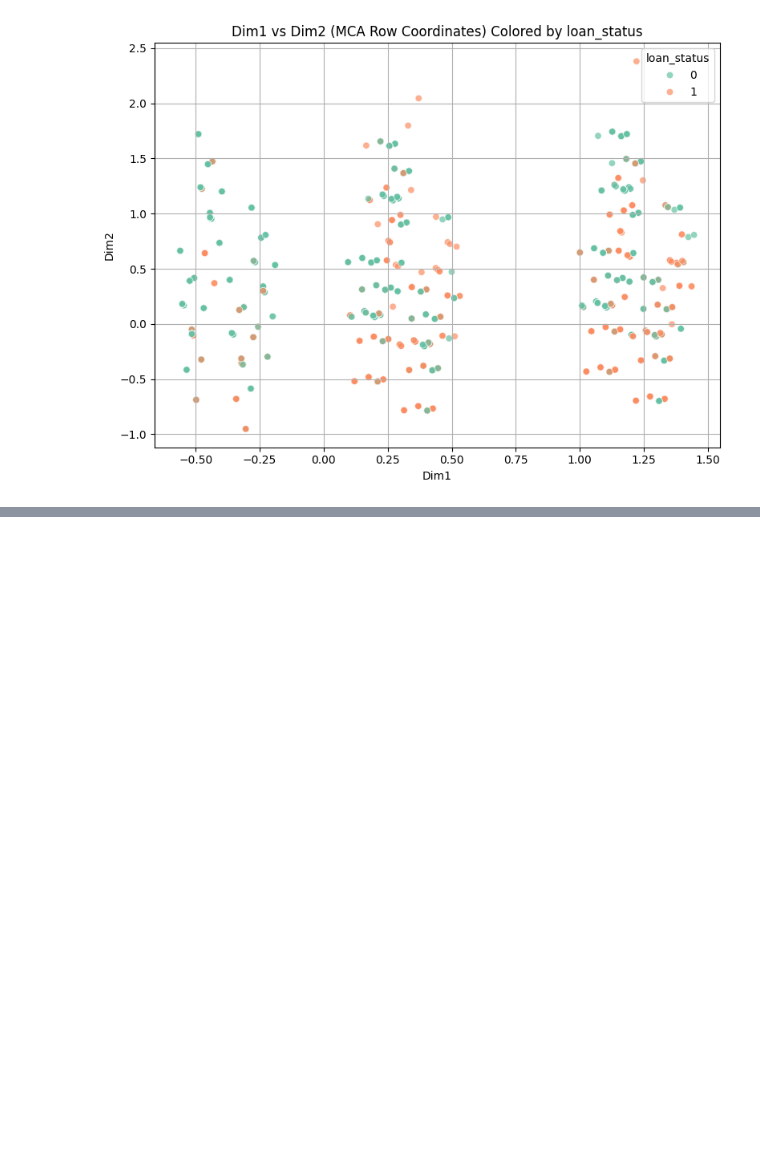
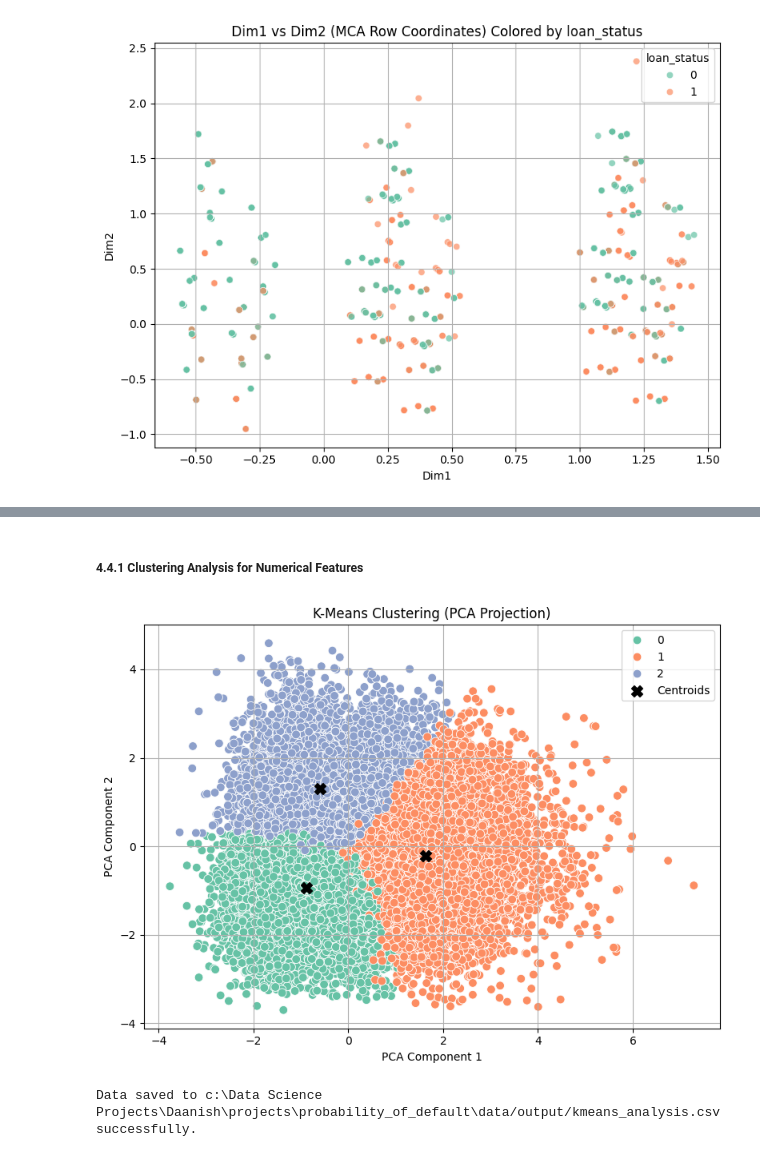
Before and after one commit to soleimanihamed/Daanish, a Jupyter notebook: projects/probability_of_default/main.ipynb, the cells around one changed output, grey strips where cells are left out. Drawn from its saved outputs; the diff is of its cells as text; code cells hidden in the pictures; blank space fills up the shorter version.

Commit message:
K-means clustering added

```diff
--- a/projects/probability_of_default/main.ipynb
+++ b/projects/probability_of_default/main.ipynb
@@ -594,0 +607,35 @@ viz.plot_mca_row_coordinates(row_coords, target_column=target_variable[0])
+# %% [markdown]
+##### 4.4.1 Clustering Analysis for Numerical Features
+# %%
+# Initialize the KMeansClustering class
+kmeans_analyser = KMeansClustering(df = cleaned_df,features=numerical_features,n_clusters=3,
+                                   scale=True, handle_skew=True, skew_method='log',
+                                   skew_threshold=1, random_state=42)
+
+# Fit and predict cluster labels
+labels = kmeans_analyser.fit_predict()
+
+# Get 2D PCA projection of the clustered data
+pca_components = kmeans_analyser.project_pca()
+
+# Project centroids into PCA space
+centroids_scaled = kmeans_analyser.get_centroids()
+centroids_pca = kmeans_analyser.pca_.transform(centroids_scaled)
+
+
+# Visualize clusters in 2D
+ClusterVisualisation.plot_clusters_2d(
+    pca_components=pca_components,
+    labels=labels,
+    centroids=centroids_pca,
+    title='K-Means Clustering (PCA Projection)'
+)
+
+# Profile clusters
+pivoted_profile = kmeans_analyser.profile_clusters(pivot=True)
+
+save_utils.save_dataframe_to_csv(pivoted_profile, os.path.join(output_path, "kmeans_analysis.csv"), overwrite=True, index=True)
+# print(pivoted_profile)
+# %% [output]
+[figure, added]
+Data saved to c:\Data Science Projects\Daanish\projects\probability_of_default\data/output/kmeans_analysis.csv successfully.
```
Also changed, not shown: parts of 8 cells of this notebook, 15 other files.
